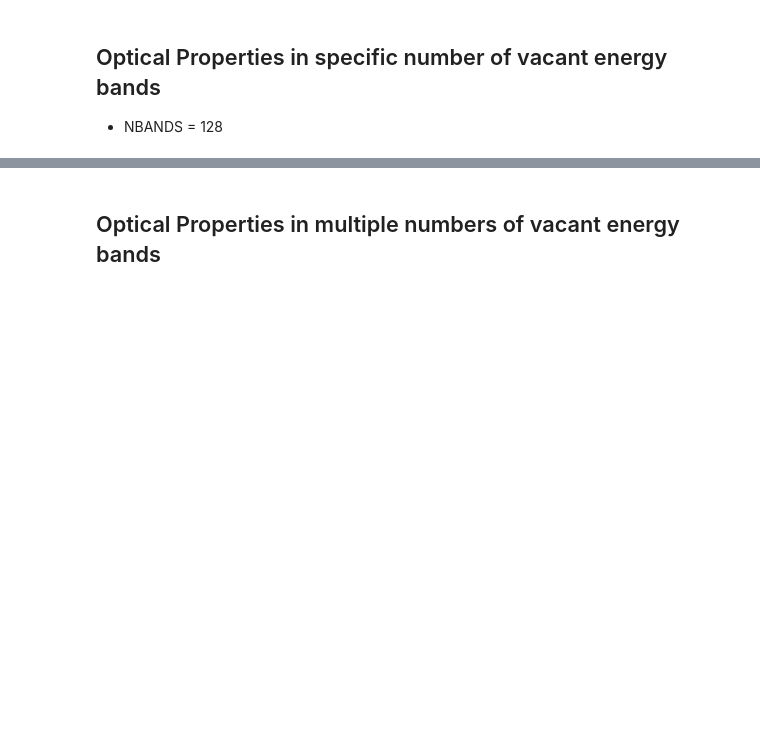
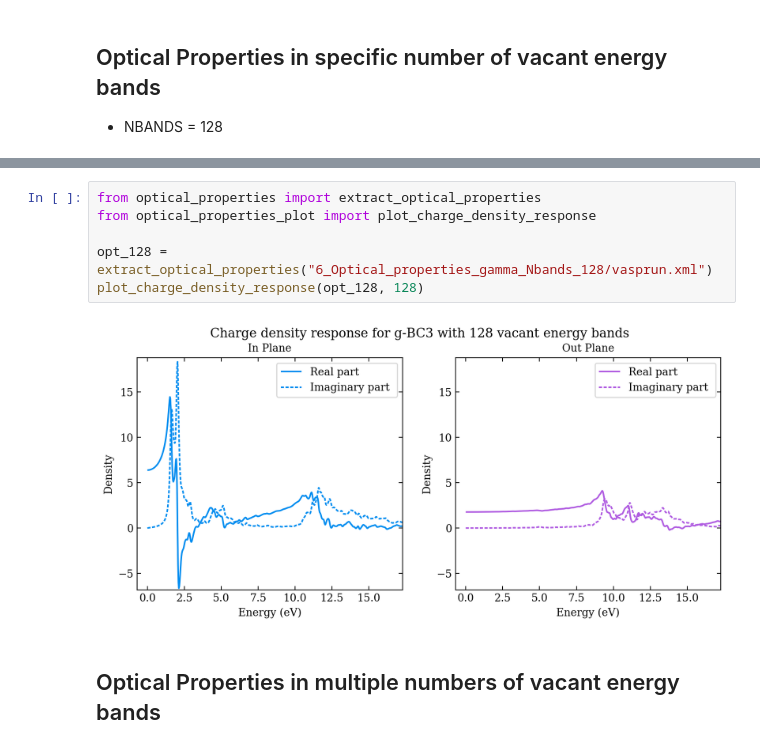
Before and after one commit to Photonico/CMP_Practice, a Jupyter notebook: VASP_g-BC3_20230526/6 Optical properties with nbands.ipynb, the cells around one changed output, grey strips where cells are left out. Saved outputs shown, nothing was run; the diff lists cells and outputs as text; blank space fills up the shorter version.

```diff
--- a/VASP_g-BC3_20230526/6 Optical properties with nbands.ipynb
+++ b/VASP_g-BC3_20230526/6 Optical properties with nbands.ipynb
@@ -61,3 +9,11 @@ plot_charge_density_response(opt_128)
+# %%
+from optical_properties import extract_optical_properties
+from optical_properties_plot import plot_charge_density_response
+
+opt_128 = extract_optical_properties("6_Optical_properties_gamma_Nbands_128/vasprun.xml")
+plot_charge_density_response(opt_128, 128)
+# %% [output]
+[figure, added]
 # %% [markdown]
 ## Optical Properties in multiple numbers of vacant energy bands
 # %%
```
Also changed, not shown: parts of 1 cell of this notebook, 2 other files.
